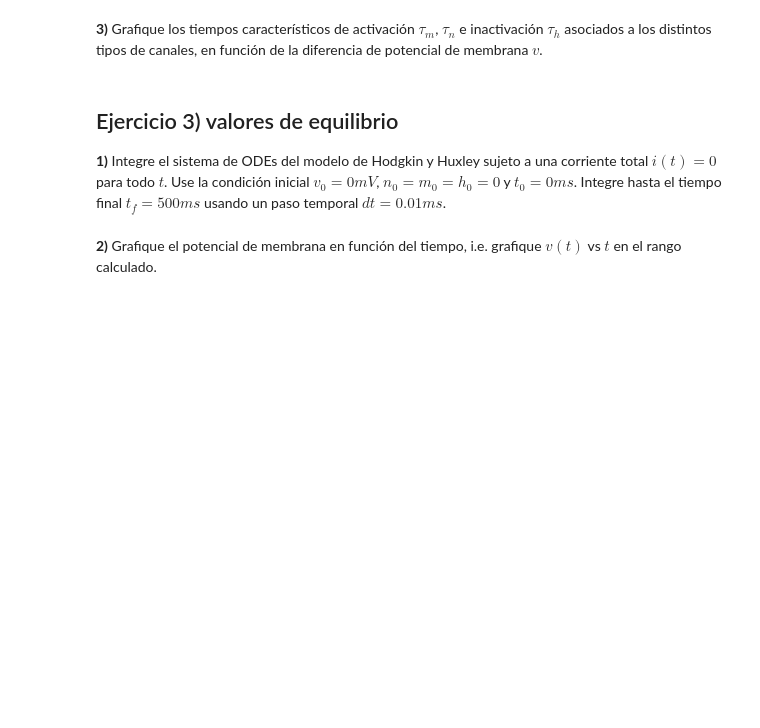
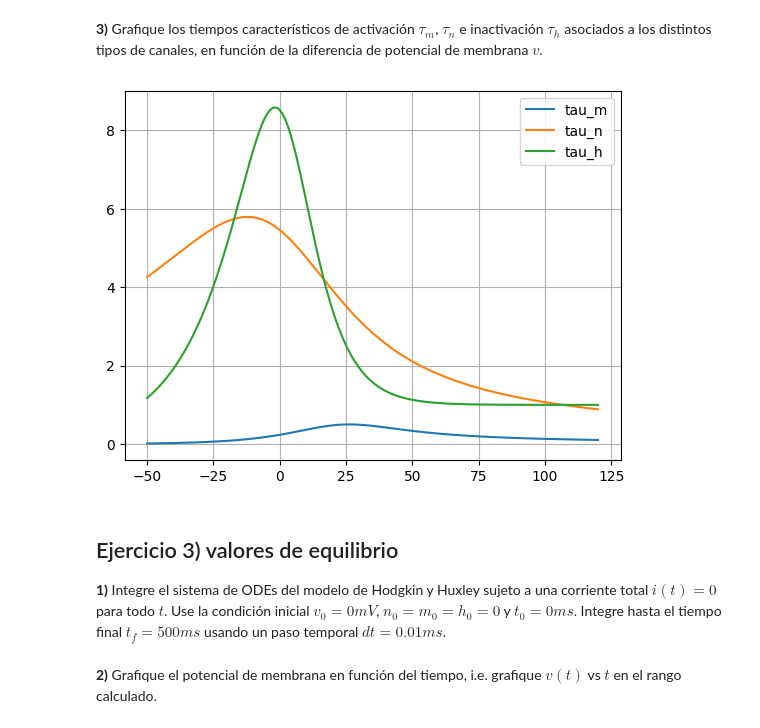
Before and after one commit to AdolfoBanchio/Modelo-Hodgkin-y-Huxley, a Jupyter notebook: redes_neuronales_2024_guia_8.ipynb, the cells around one changed output. Saved outputs shown, nothing was run; the diff lists cells and outputs as text; code cells hidden in the pictures; blank space fills up the shorter version.

```diff
--- a/redes_neuronales_2024_guia_8.ipynb
+++ b/redes_neuronales_2024_guia_8.ipynb
@@ -456,5 +437,19 @@ plt.show()
 # %% [markdown]
 **3)** Grafique los tiempos característicos de activación $\tau_m$, $\tau_n$ e inactivación $\tau_h$ asociados a los distintos tipos de canales, en función de la diferencia de potencial de membrana $v$.
+# %%
+v = np.linspace(-50,120,1000)
+plt.plot(v, tau_m(v))
+plt.plot(v, tau_n(v))
+plt.plot(v, tau_h(v))
+plt.legend(['tau_m','tau_n','tau_h'])
+plt.xlabel('V')
+plt.ylabel('Tau')
+plt.title('Constantes de tiempo')
+
+plt.grid()
+plt.show()
+# %% [output]
+[figure, added]
 # %% [markdown]
 ## Ejercicio 3) valores de equilibrio
 
```
Also changed, not shown: parts of 10 cells of this notebook.
